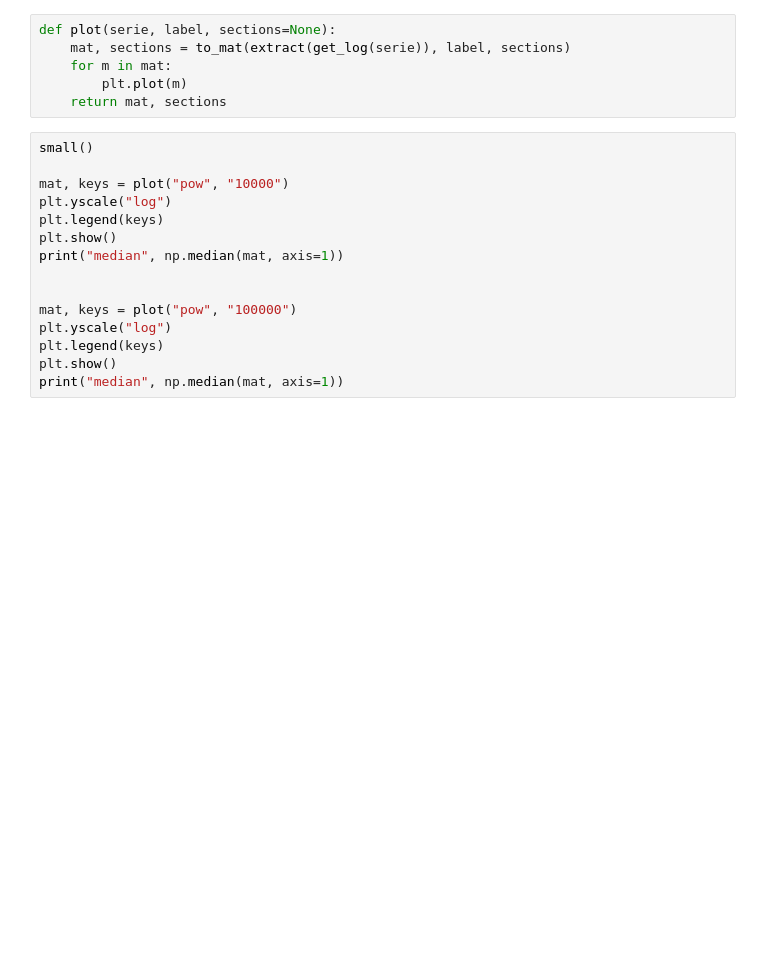
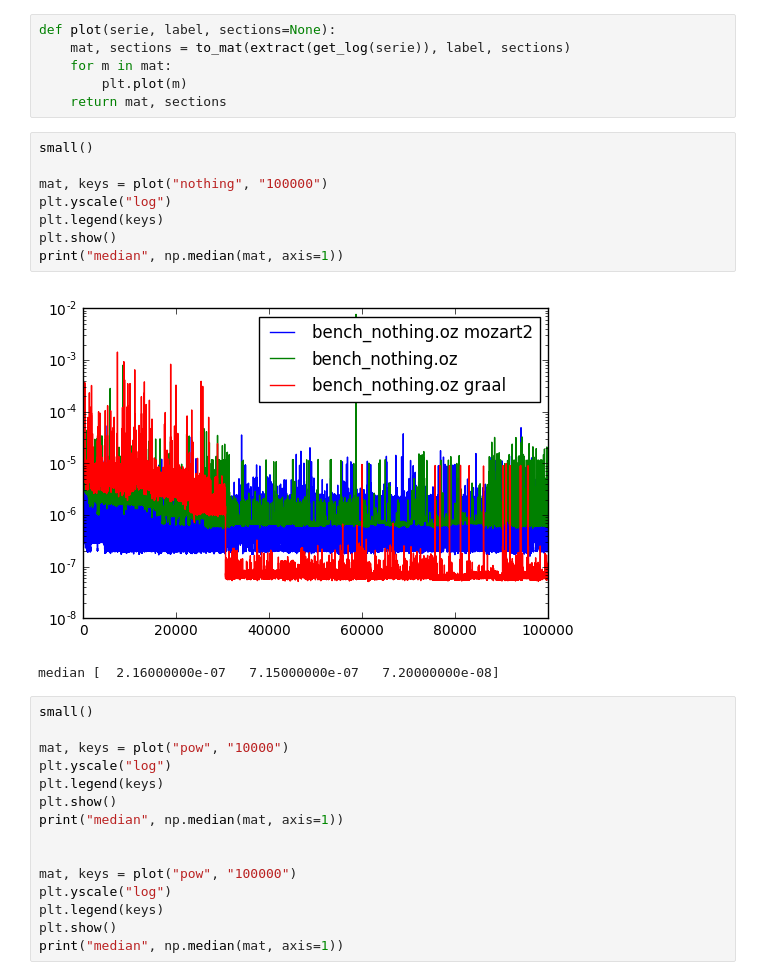
Before and after one commit to mistasse/mozart-graal-benchmarking, a Jupyter notebook: notebook.ipynb, the cells around one changed output. Drawn from its saved outputs; the diff is of its cells as text; blank space fills up the shorter version.

```diff
--- a/notebook.ipynb
+++ b/notebook.ipynb
@@ -54,6 +54,17 @@ def plot(serie, label, sections=None):
     for m in mat:
         plt.plot(m)
     return mat, sections
+# %%
+small()
+
+mat, keys = plot("nothing", "100000")
+plt.yscale("log")
+plt.legend(keys)
+plt.show()
+print("median", np.median(mat, axis=1))
+# %% [output]
+[figure, added]
+median [  2.16000000e-07   7.15000000e-07   7.20000000e-08]
 # %%
 small()
 
```
Also changed, not shown: 3 other files.
